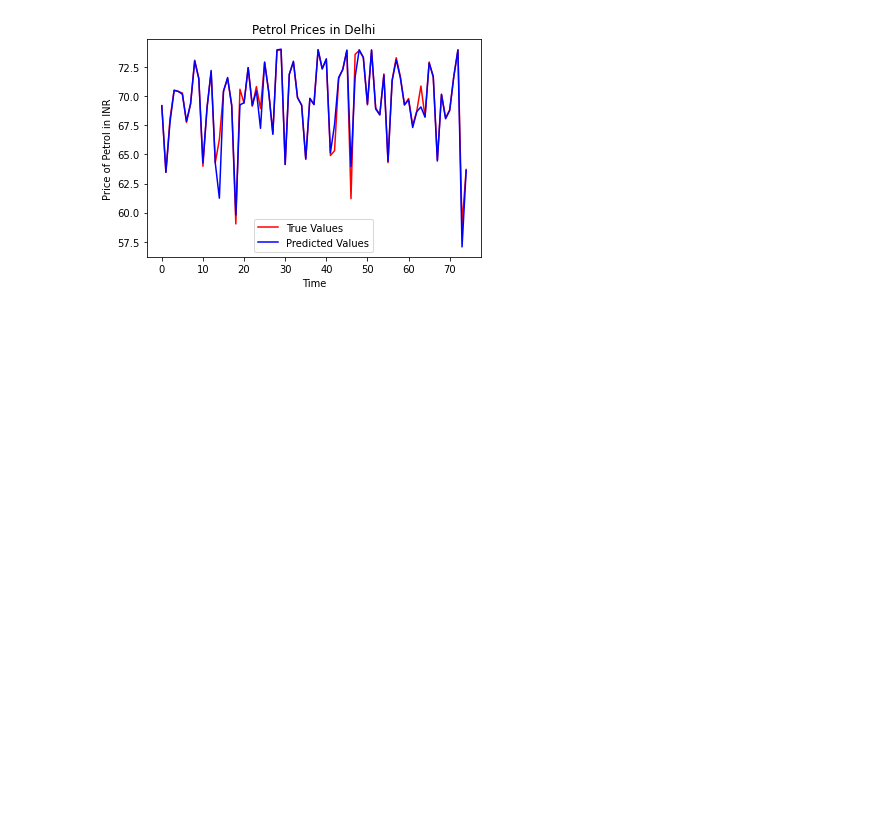
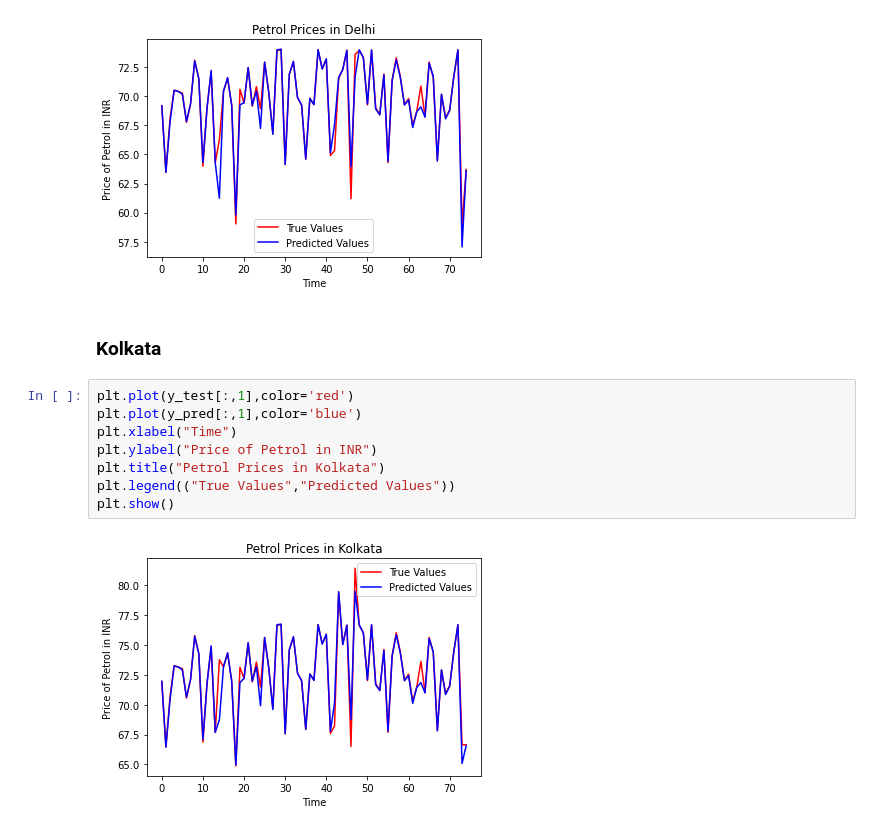
Before and after one commit to KshitijDat/Fuel_Price_Predictor, a Jupyter notebook: fuel.ipynb, the cells around one changed output. Cells and saved outputs as stored; diff of their text form; blank space fills up the shorter version.

Commit message:
Added Graphs for Mumbai and Kolkata

```diff
--- a/fuel.ipynb
+++ b/fuel.ipynb
@@ -278,3 +278,15 @@ plt.legend(("True Values","Predicted Values"))
 plt.show()
 # %% [output]
 [figure]
+# %% [markdown]
+### Kolkata
+# %%
+plt.plot(y_test[:,1],color='red')
+plt.plot(y_pred[:,1],color='blue')
+plt.xlabel("Time")
+plt.ylabel("Price of Petrol in INR")
+plt.title("Petrol Prices in Kolkata")
+plt.legend(("True Values","Predicted Values"))
+plt.show()
+# %% [output]
+[figure, added]
```
Also changed, not shown: parts of 2 cells of this notebook.
